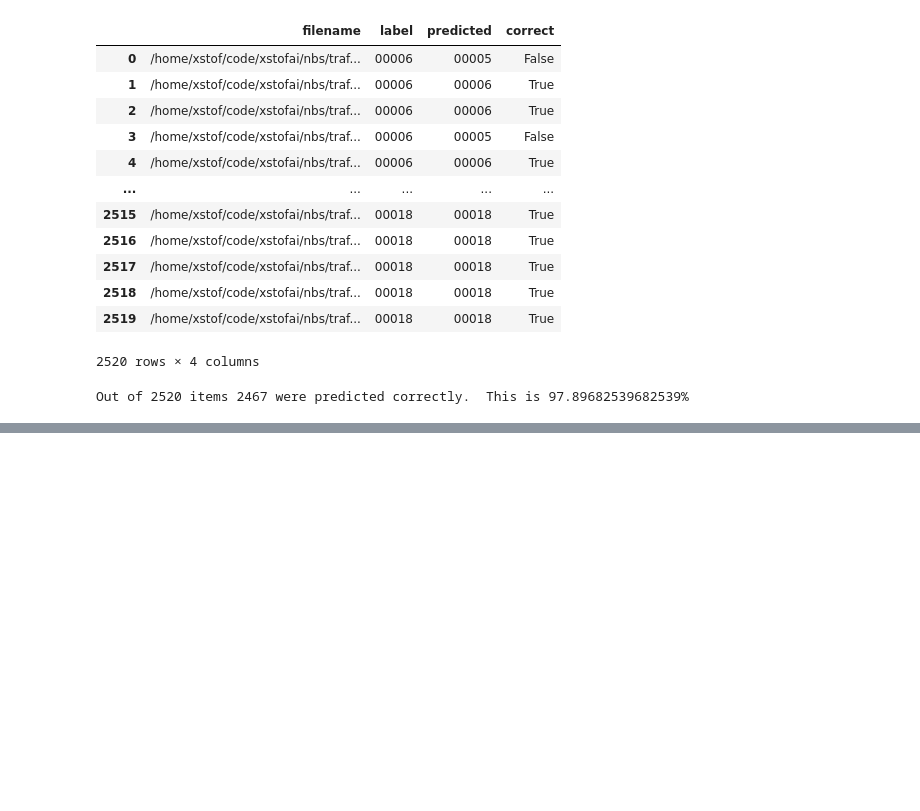
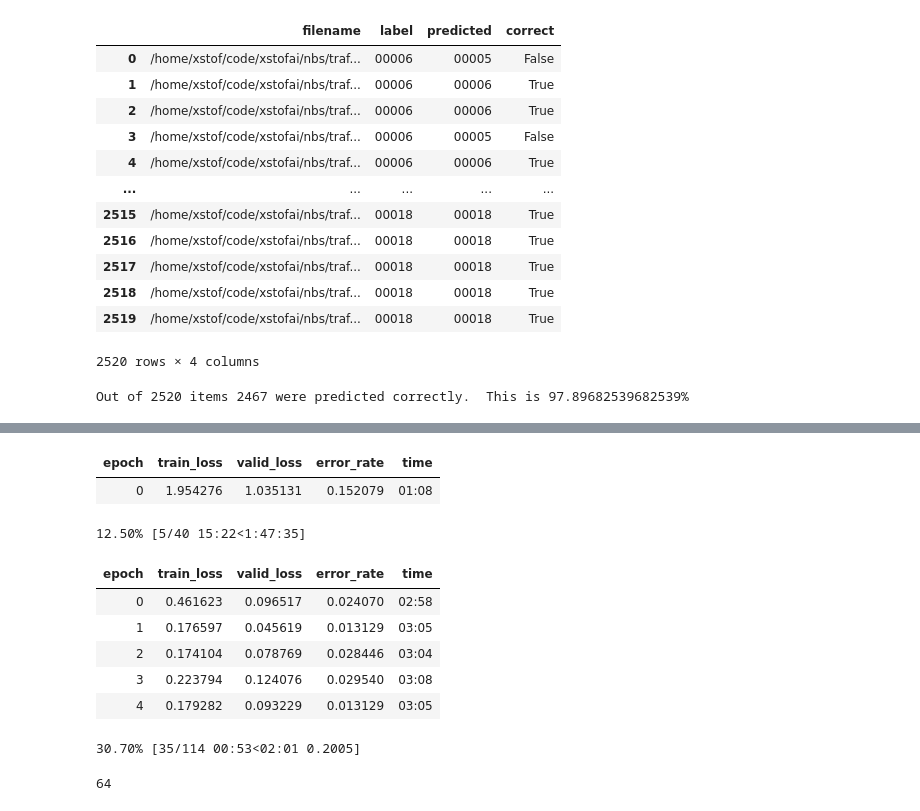
Before and after one commit to xstof/xstofai, a Jupyter notebook: nbs/traffic-sign-recognition.ipynb, the cells around one changed output, grey strips where cells are left out. Drawn from its saved outputs; the diff is of its cells as text; code cells hidden in the pictures; blank space fills up the shorter version.

```diff
--- a/nbs/traffic-sign-recognition.ipynb
+++ b/nbs/traffic-sign-recognition.ipynb
@@ -376,0 +414,14 @@ Out of 2520 items 2467 were predicted correctly.  This is 97.89682539682539%
+# %%
+torch.cuda.empty_cache()
+learn.fine_tune(40, base_lr=5*0.01)
+# %% [output]
+| epoch | train_loss | valid_loss | error_rate | time |
+| 0 | 1.954276 | 1.035131 | 0.152079 | 01:08 |
+12.50% [5/40 15:22<1:47:35]
+| epoch | train_loss | valid_loss | error_rate | time |
+| 0 | 0.461623 | 0.096517 | 0.024070 | 02:58 |
+| 1 | 0.176597 | 0.045619 | 0.013129 | 03:05 |
+| 2 | 0.174104 | 0.078769 | 0.028446 | 03:04 |
+| 3 | 0.223794 | 0.124076 | 0.029540 | 03:08 |
+| 4 | 0.179282 | 0.093229 | 0.013129 | 03:05 |
+30.70% [35/114 00:53<02:01 0.2005]
@@ -376,0 +430,4 @@ Out of 2520 items 2467 were predicted correctly.  This is 97.89682539682539%
+# %%
+learn.dls.bs
+# %% [output]
+64
```
Also changed, not shown: parts of 9 cells of this notebook, 2 other files.
